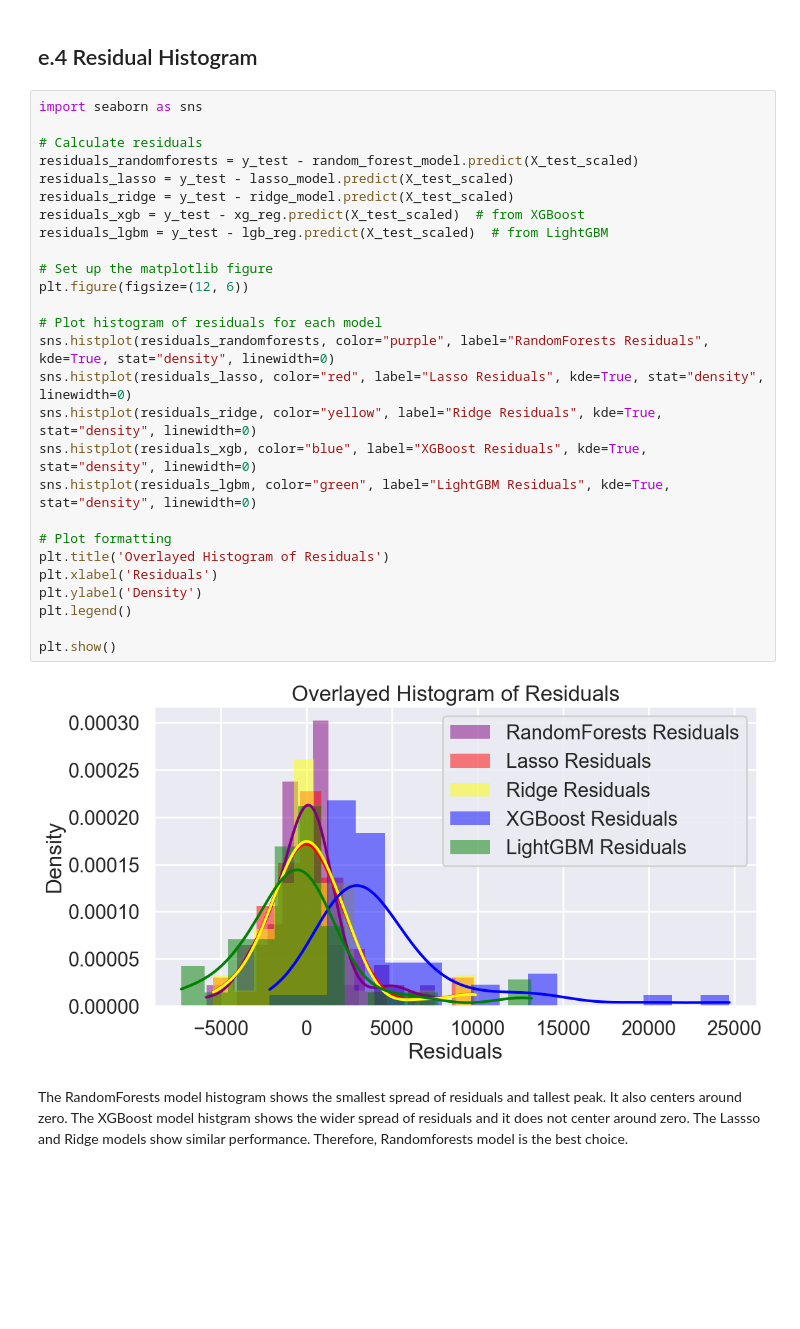
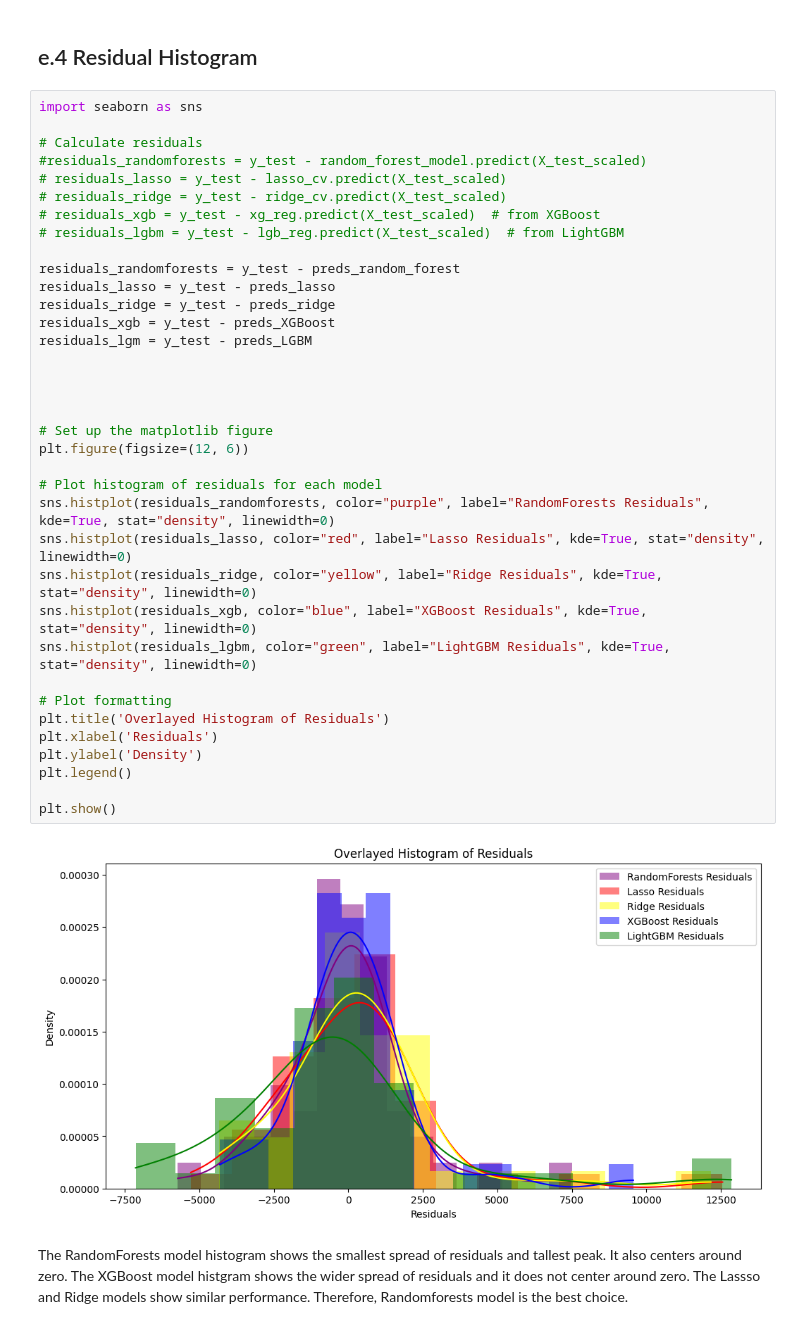
Before and after one commit to stevelitech2018/Capstone_2_car_price, a Jupyter notebook: Car price prediction multiple linear regression/Capstone_2nd_Modeling.ipynb, the cells around one changed output. Drawn from its saved outputs; the diff is of its cells as text; blank space fills up the shorter version.

```diff
--- a/Car price prediction multiple linear regression/Capstone_2nd_Modeling.ipynb
+++ b/Car price prediction multiple linear regression/Capstone_2nd_Modeling.ipynb
@@ -153,31 +320,40 @@ RMSE: 3719.392305
 # %%
 import seaborn as sns
 
 # Calculate residuals
-residuals_randomforests = y_test - random_forest_model.predict(X_test_scaled)
-residuals_lasso = y_test - lasso_model.predict(X_test_scaled)
-residuals_ridge = y_test - ridge_model.predict(X_test_scaled)
-residuals_xgb = y_test - xg_reg.predict(X_test_scaled)  # from XGBoost
-residuals_lgbm = y_test - lgb_reg.predict(X_test_scaled)  # from LightGBM
+#residuals_randomforests = y_test - random_forest_model.predict(X_test_scaled)
+# residuals_lasso = y_test - lasso_cv.predict(X_test_scaled)
+# residuals_ridge = y_test - ridge_cv.predict(X_test_scaled)
+# residuals_xgb = y_test - xg_reg.predict(X_test_scaled)  # from XGBoost
+# residuals_lgbm = y_test - lgb_reg.predict(X_test_scaled)  # from LightGBM
+
+residuals_randomforests = y_test - preds_random_forest
+residuals_lasso = y_test - preds_lasso
+residuals_ridge = y_test - preds_ridge
+residuals_xgb = y_test - preds_XGBoost
+residuals_lgm = y_test - preds_LGBM
+
+
+
 
 # Set up the matplotlib figure
 plt.figure(figsize=(12, 6))
 
 # Plot histogram of residuals for each model
 sns.histplot(residuals_randomforests, color="purple", label="RandomForests Residuals", kde=True, stat="density", linewidth=0)
 sns.histplot(residuals_lasso, color="red", label="Lasso Residuals", kde=True, stat="density", linewidth=0)
 sns.histplot(residuals_ridge, color="yellow", label="Ridge Residuals", kde=True, stat="density", linewidth=0)
 sns.histplot(residuals_xgb, color="blue", label="XGBoost Residuals", kde=True, stat="density", linewidth=0)
 sns.histplot(residuals_lgbm, color="green", label="LightGBM Residuals", kde=True, stat="density", linewidth=0)
 
 # Plot formatting
 plt.title('Overlayed Histogram of Residuals')
 plt.xlabel('Residuals')
 plt.ylabel('Density')
 plt.legend()
 
 plt.show()
 # %% [output]
-[figure, old version]
+[figure, new version]
 # %% [markdown]
 The RandomForests model histogram shows the smallest spread of residuals and tallest peak. It also centers around zero. The XGBoost model histgram shows the wider spread of residuals and it does not center around zero. The Lassso and Ridge models show similar performance. Therefore, Randomforests model is the best choice.
```
Also changed, not shown: parts of 19 cells of this notebook, 3 other files.
